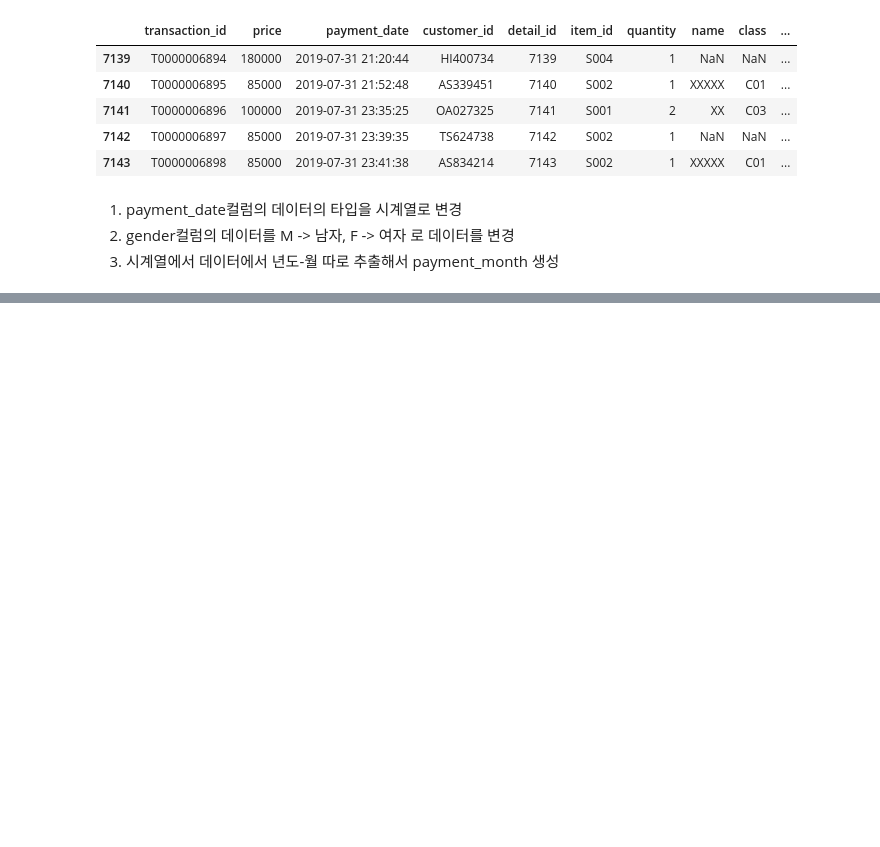
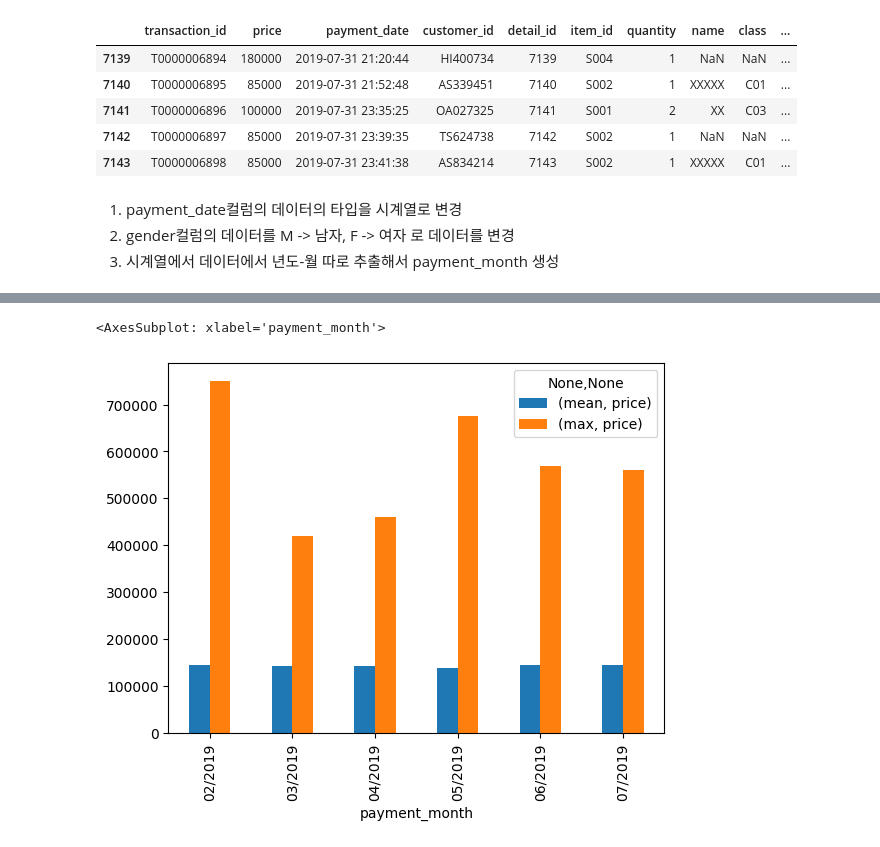
Before and after one commit to Jay-hook/Big-Data-Analysis-Basic, a Jupyter notebook: python/230810/02_tran.ipynb, the cells around one changed output, grey strips where cells are left out. Saved outputs shown, nothing was run; the diff lists cells and outputs as text; code cells hidden in the pictures; blank space fills up the shorter version.

```diff
--- a/python/230810/02_tran.ipynb
+++ b/python/230810/02_tran.ipynb
@@ -135,0 +280,12 @@ memory usage: 948.8+ KB
+# %%
+pivot_data =  pd.pivot_table(
+    group_data,
+    index = 'payment_month',
+    aggfunc = ['mean', 'max'],
+    values = 'price'
+)
+# %%
+pivot_data.plot.bar()
+# %% [output]
+<AxesSubplot: xlabel='payment_month'>
+[figure, added]
```
Also changed, not shown: parts of 20 cells of this notebook, 1 other file.
